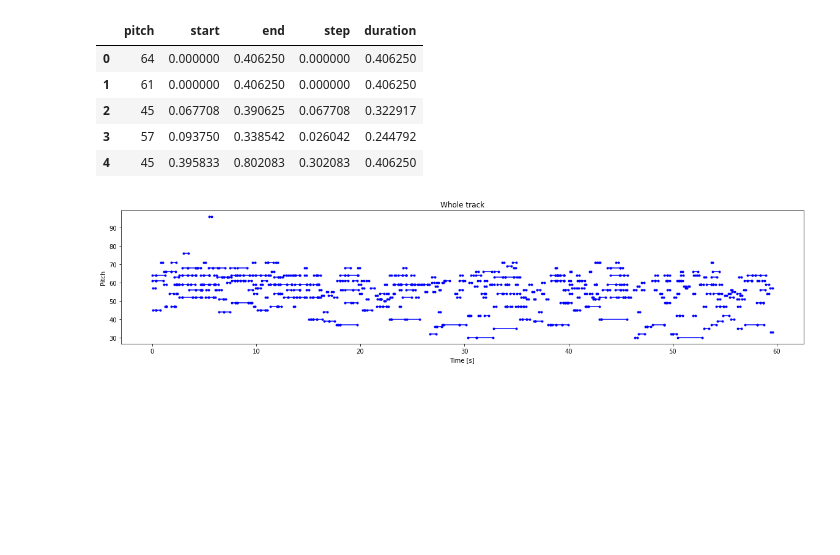
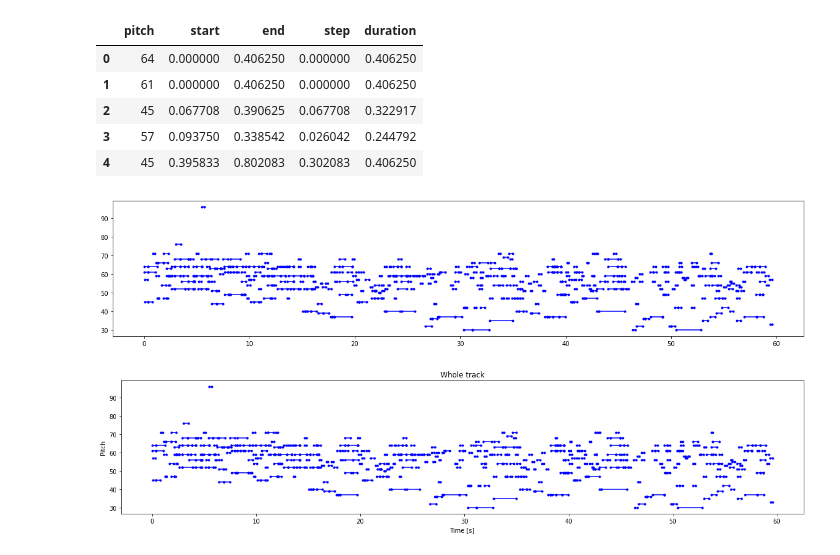
Before and after one commit to hdperezn/Autoencoder_Piano_Roll, a Jupyter notebook: Example_PianoRoll_representation.ipynb, the cells around one changed output. Drawn from its saved outputs; the diff is of its cells as text; code cells hidden in the pictures; blank space fills up the shorter version.

```diff
--- a/Example_PianoRoll_representation.ipynb
+++ b/Example_PianoRoll_representation.ipynb
@@ -145,6 +228,17 @@ def plot_piano_roll(notes: pd.DataFrame, count: Optional[int] = None):
   plt.xlabel('Time [s]')
   plt.ylabel('Pitch')
   _ = plt.title(title)
+# %%
+notes = raw_notes
+count = len(notes['pitch'])
+
+plt.figure(figsize=(20, 4))
+plot_pitch = np.stack([notes['pitch'], notes['pitch']], axis=0)
+plot_start_stop = np.stack([notes['start'], notes['end']], axis=0)
+plt.plot(plot_start_stop[:, :count], plot_pitch[:, :count], color="b", marker=".")
+plt.show()
+# %% [output]
+[figure, added]
 # %%
 plot_piano_roll(raw_notes)#, #count=100)
 # %% [output]
```
Also changed, not shown: parts of 7 cells of this notebook.
